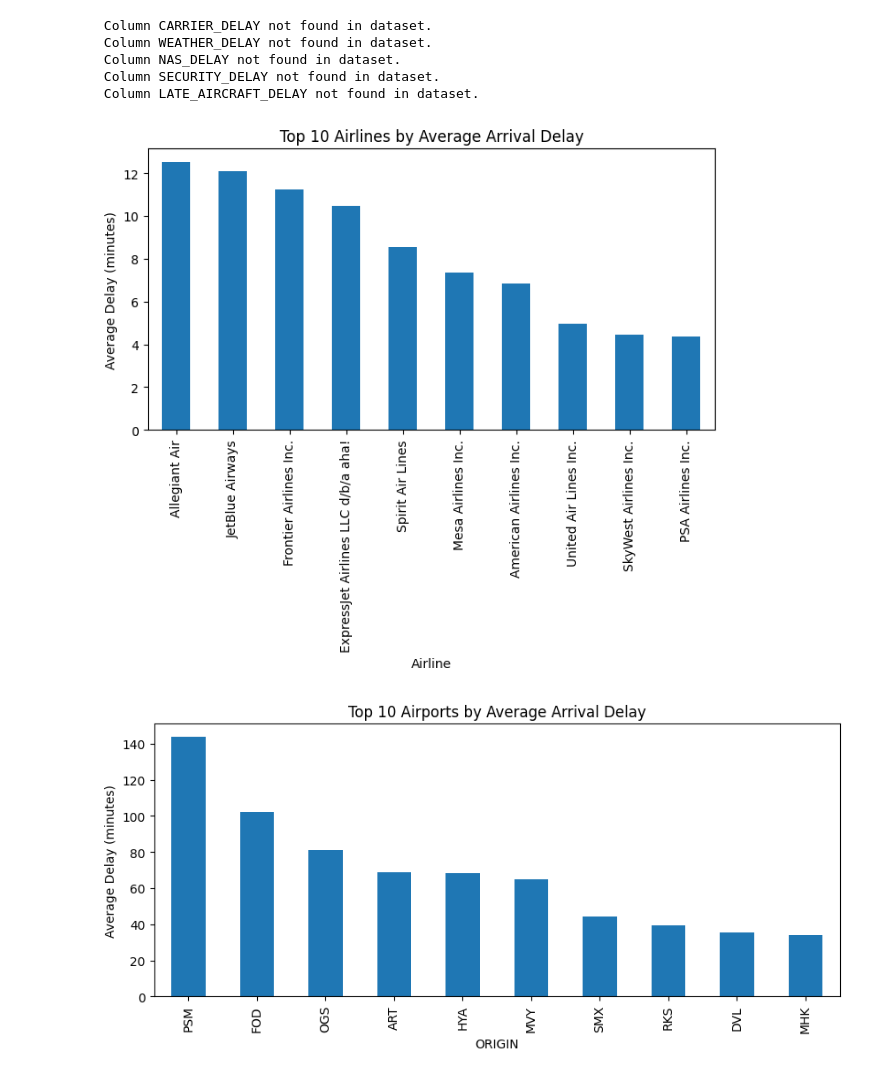
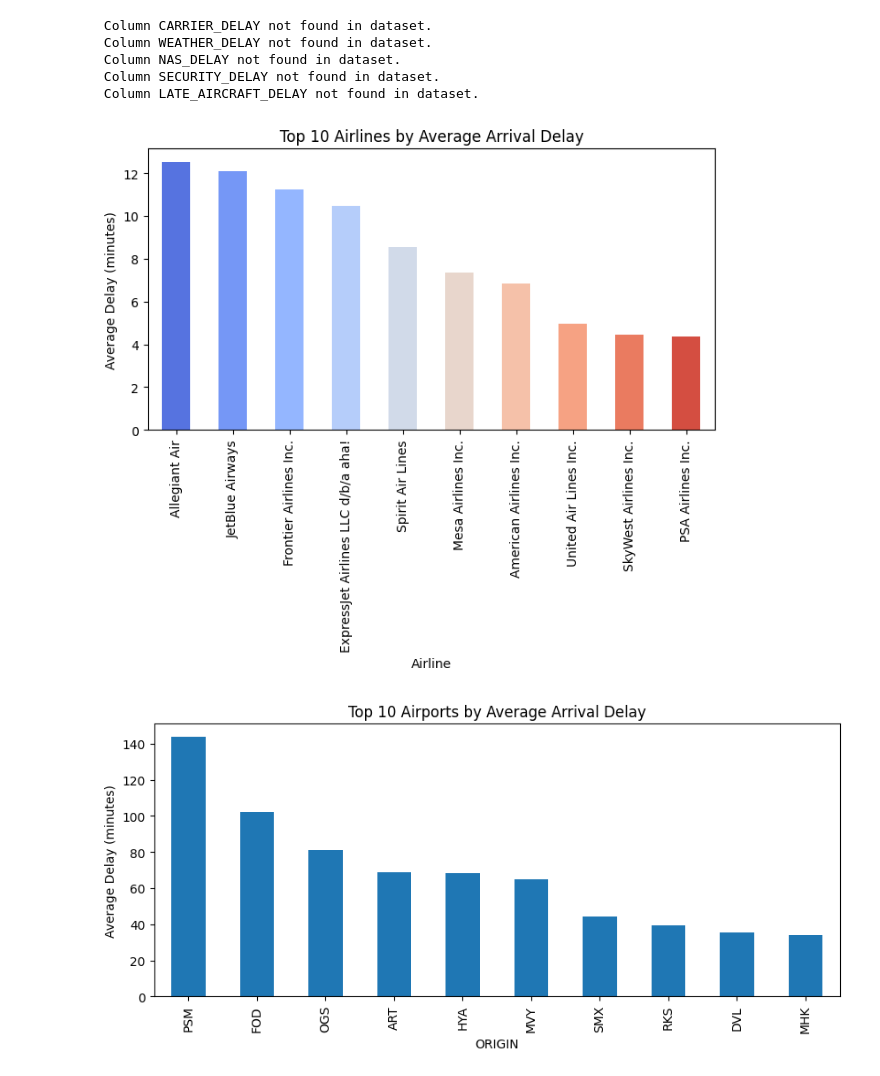
Before and after one commit to srividya228/Airfly-project, a Jupyter notebook: Task2.ipynb, the cells around one changed output. Saved outputs shown, nothing was run; the diff lists cells and outputs as text; code cells hidden in the pictures.

```diff
--- a/Task2.ipynb
+++ b/Task2.ipynb
@@ -240,33 +261,37 @@ for col in delay_cols:
 # %%
 # --- Average Delay by Airline (Safe) ---
 
 # Try multiple possible column names for carrier and arrival delay
 carrier_col = None
 for c in ['OP_CARRIER','AIRLINE','CARRIER','UniqueCarrier']:
     if c in df.columns:
         carrier_col = c
         break
 
 arr_delay_col = None
 for c in ['ARR_DELAY','ARRIVAL_DELAY','ArrDelay']:
     if c in df.columns:
         arr_delay_col = c
         break
 
 if carrier_col and arr_delay_col:
     avg_delay = df.groupby(carrier_col)[arr_delay_col].mean().dropna().sort_values(ascending=False).head(10)
     if not avg_delay.empty:
-        avg_delay.plot(kind='bar', figsize=(8,4))
+        avg_delay.plot(
+            kind='bar',
+            figsize=(8,4),
+            color=sns.color_palette("coolwarm", len(avg_delay))  # gradient color palette
+        )
         plt.title("Top 10 Airlines by Average Arrival Delay")
         plt.ylabel("Average Delay (minutes)")
         plt.xlabel("Airline")
         plt.show()
     else:
         print(f" Column {arr_delay_col} has no valid values to plot.")
 else:
     print(" Could not find suitable columns for airline or arrival delay in dataset.")
 # %% [output]
-[figure, old version]
+[figure, new version]
 # %%
 # --- Average Delay by Origin Airport ---
 if 'ORIGIN' in df.columns and 'ARR_DELAY' in df.columns:
```
Also changed, not shown: parts of 2 cells of this notebook.
